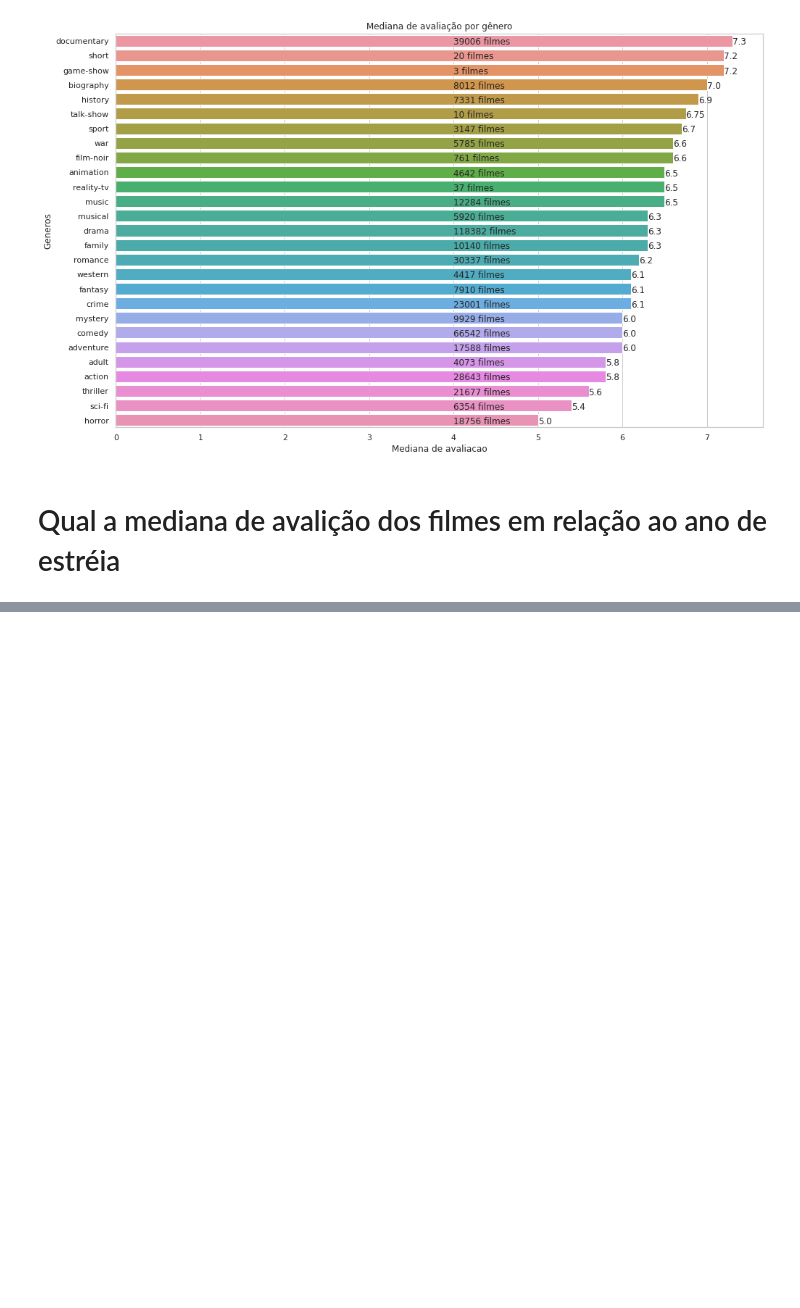
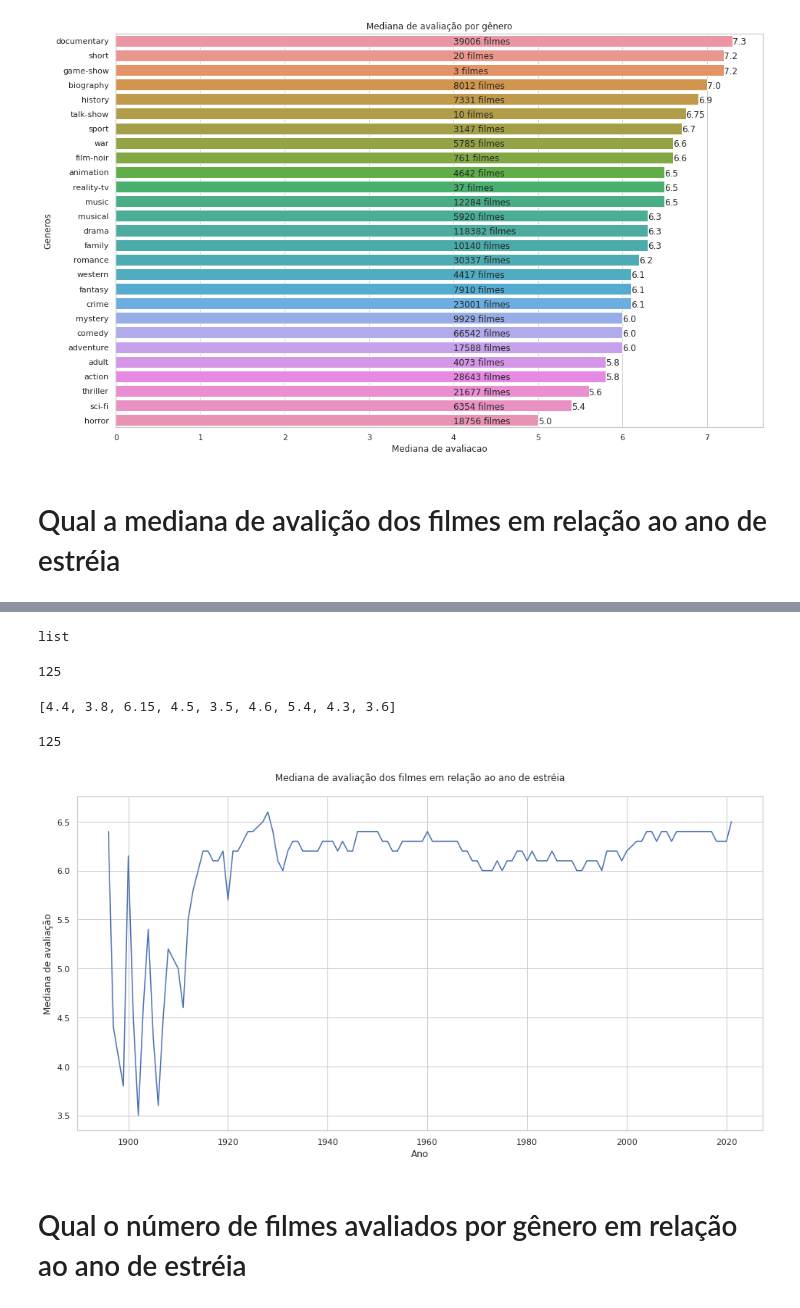
Before and after one commit to fabiodm7/dsaPythonFundamentos, a Jupyter notebook: Cap06/miniProj01/cap06proj01.ipynb, the cells around one changed output, grey strips where cells are left out. Drawn from its saved outputs; the diff is of its cells as text; code cells hidden in the pictures; blank space fills up the shorter version.

```diff
--- a/Cap06/miniProj01/cap06proj01.ipynb
+++ b/Cap06/miniProj01/cap06proj01.ipynb
@@ -378,3 +378,19 @@ plt.show()
 [figure]
 # %% [markdown]
 # Qual a mediana de avalição dos filmes em relação ao ano de estréia
+# %%
+consulta4 = '''
+select
+    rating as nota
+    , premiered as ano
+from
+    ratings
+    join titles on ratings.title_id = titles.title_id
+where
+    premiered <= 2022
+    and type = 'movie'
+order by
+    premiered
+'''
+# %%
+resultado4 = pd.read_sql_query(consulta4,conn)
@@ -380,0 +413,30 @@ plt.show()
+# %%
+notas = []
+for ano in set(resultado4['ano']):
+    notas.append(np.median(resultado4[resultado4['ano'] == ano]['nota']))
+
+type(notas)
+# %% [output]
+list
+# %%
+print(len(notas))
+notas[1:10]
+# %% [output]
+125
+[4.4, 3.8, 6.15, 4.5, 3.5, 4.6, 5.4, 4.3, 3.6]
+# %%
+anos = list(set(resultado4['ano']))
+print(len(anos))
+# %% [output]
+125
+# %%
+plt.figure(figsize = (16,8))
+plt.plot(anos,notas)
+plt.xlabel('Ano')
+plt.ylabel('Mediana de avaliação')
+plt.title('Mediana de avaliação dos filmes em relação ao ano de estréia\n')
+plt.show()
+# %% [output]
+[figure, added]
+# %% [markdown]
+# Qual o número de filmes avaliados por gênero em relação ao ano de estréia
```
Also changed, not shown: parts of 8 cells of this notebook.
